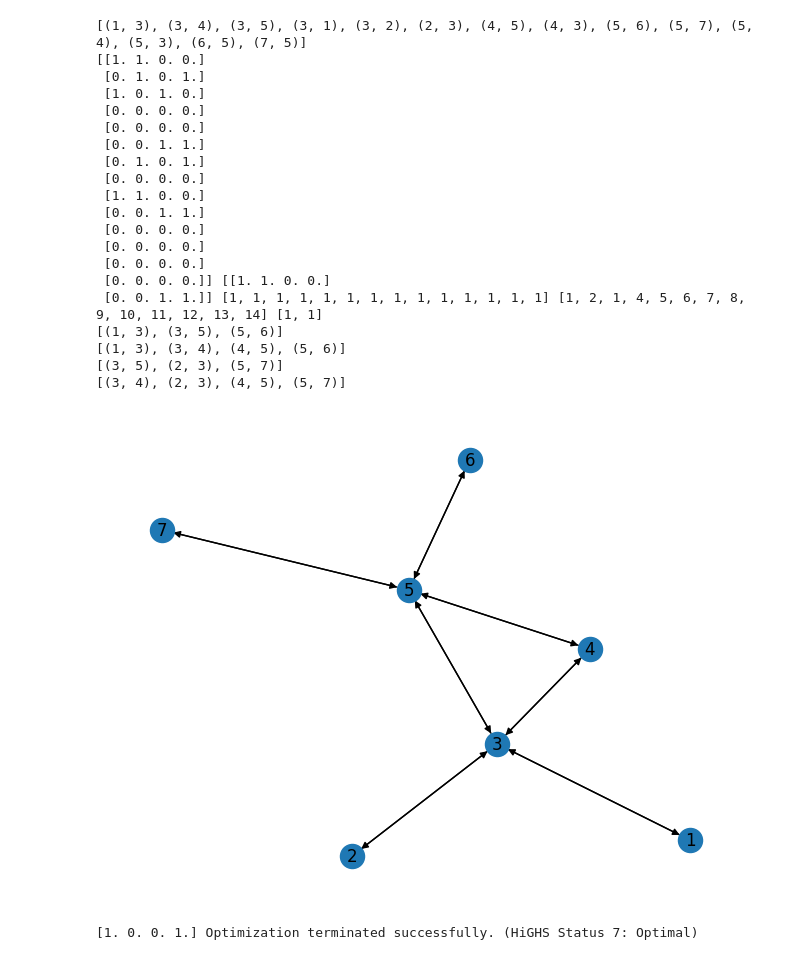
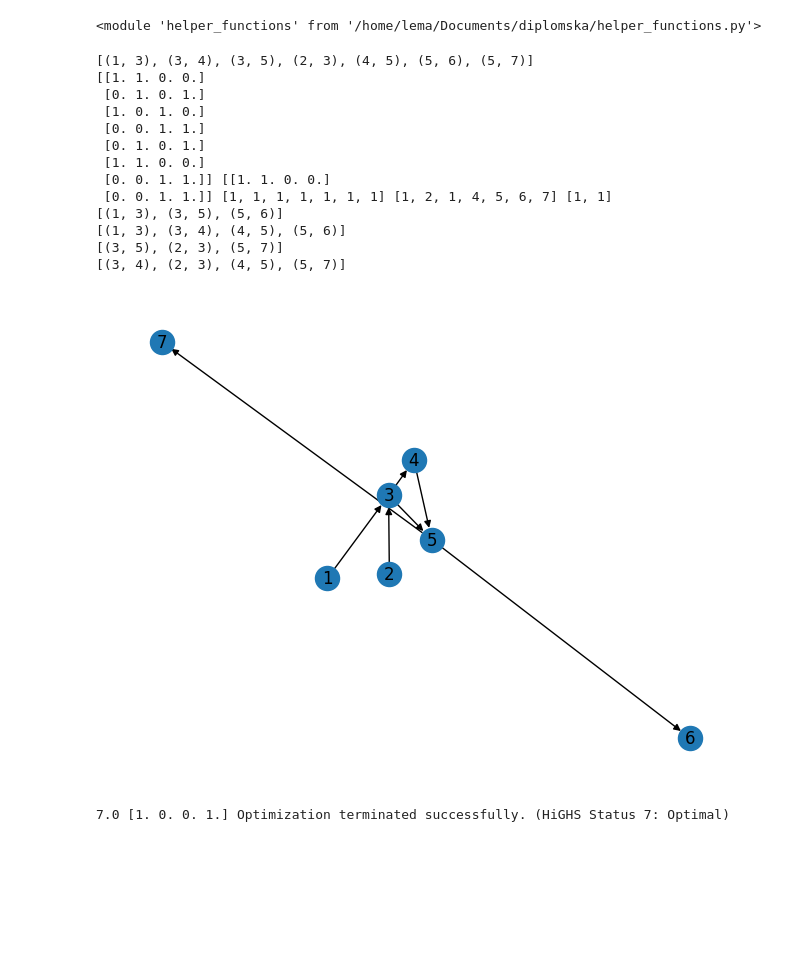
Before and after one commit to elgroselj/distributing_traffic, a Jupyter notebook: simple_primer.ipynb, the cells around one changed output. Drawn from its saved outputs; the diff is of its cells as text; code cells hidden in the pictures; blank space fills up the shorter version.

```diff
--- a/simple_primer.ipynb
+++ b/simple_primer.ipynb
@@ -1,51 +1,51 @@
 # %%
 import networkx as nx
 import numpy as np
-from helper_functions import *
+import helper_functions as hf
 COLORS="brgymcbrgymc"
+
+import importlib
+importlib.reload(hf)
+# %% [output]
+<module 'helper_functions' from '/home/lema/Documents/diplomska/helper_functions.py'>
 # %%
 
 G = nx.DiGraph()
-G.add_edges_from([(1,3),(2,3),(3,4),(4,5),(3,5),(5,6),(5,7),(3,1),(3,2),(4,3),(5,4),(5,3),(6,5),(7,5)])
+# G.add_edges_from([(1,3),(2,3),(3,4),(4,5),(3,5),(5,6),(5,7),(3,1),(3,2),(4,3),(5,4),(5,3),(6,5),(7,5)])
+G.add_edges_from([(1,3),(2,3),(3,4),(4,5),(3,5),(5,6),(5,7)])
+
 
 print(G.edges())
 #nx.set_edge_attributes(G, {e: 1 for e in G.edges()}, name = 'c')
 nx.set_edge_attributes(G, {e: (i+1) for i,  e in enumerate(G.edges())}, name = 'c')
 nx.set_edge_attributes(G, {(3,5):1}, name = 'c')
 nx.set_edge_attributes(G, {e: 1 for e in G.edges()}, name = 't')
 x = list(G.edges)
 
 nx.draw(G,with_labels=True)
 
 ZK = [(1,6,1),(2,7,1)] # z,k,a
 
-Q,B,t,c,a = sestavi_QBtca(ZK, G)
+Q,B,t,c,a = hf.sestavi_QBtca(ZK, G)
 print(Q,B,t,c,a)
 
 for i in range(Q.shape[1]):
-    print(binary_vector_to_edges(Q[:,i],G.edges()))
+    print(hf.binary_vector_to_edges(Q[:,i],G.edges()))
 # %% [output]
-[(1, 3), (3, 4), (3, 5), (3, 1), (3, 2), (2, 3), (4, 5), (4, 3), (5, 6), (5, 7), (5, 4), (5, 3), (6, 5), (7, 5)]
+[(1, 3), (3, 4), (3, 5), (2, 3), (4, 5), (5, 6), (5, 7)]
 [[1. 1. 0. 0.]
  [0. 1. 0. 1.]
  [1. 0. 1. 0.]
- [0. 0. 0. 0.]
- [0. 0. 0. 0.]
  [0. 0. 1. 1.]
  [0. 1. 0. 1.]
- [0. 0. 0. 0.]
  [1. 1. 0. 0.]
- [0. 0. 1. 1.]
- [0. 0. 0. 0.]
- [0. 0. 0. 0.]
- [0. 0. 0. 0.]
- [0. 0. 0. 0.]] [[1. 1. 0. 0.]
- [0. 0. 1. 1.]] [1, 1, 1, 1, 1, 1, 1, 1, 1, 1, 1, 1, 1, 1] [1, 2, 1, 4, 5, 6, 7, 8, 9, 10, 11, 12, 13, 14] [1, 1]
+ [0. 0. 1. 1.]] [[1. 1. 0. 0.]
+ [0. 0. 1. 1.]] [1, 1, 1, 1, 1, 1, 1] [1, 2, 1, 4, 5, 6, 7] [1, 1]
 [(1, 3), (3, 5), (5, 6)]
 [(1, 3), (3, 4), (4, 5), (5, 6)]
 [(3, 5), (2, 3), (5, 7)]
 [(3, 4), (2, 3), (4, 5), (5, 7)]
-[figure, old version]
+[figure, new version]
 # %%
 #c = [1, 3, 1, 1, 3, 1, 3]
 #t = [1, 1, 1, 1, 0.5, 1, 1]
@@ -53,7 +53,7 @@ for i in range(Q.shape[1]):
 #B = [[1, 1, 0, 0], [0, 0, 1, 1]]
 
 
-paths = poklici_linprog(ZK,G)
+paths = hf.poklici_linprog(ZK,G)
 # %% [output]
-[1. 0. 0. 1.] Optimization terminated successfully. (HiGHS Status 7: Optimal)
+7.0 [1. 0. 0. 1.] Optimization terminated successfully. (HiGHS Status 7: Optimal)
 # %%
```
Also changed, not shown: parts of 6 cells of this notebook, 6 other files.
